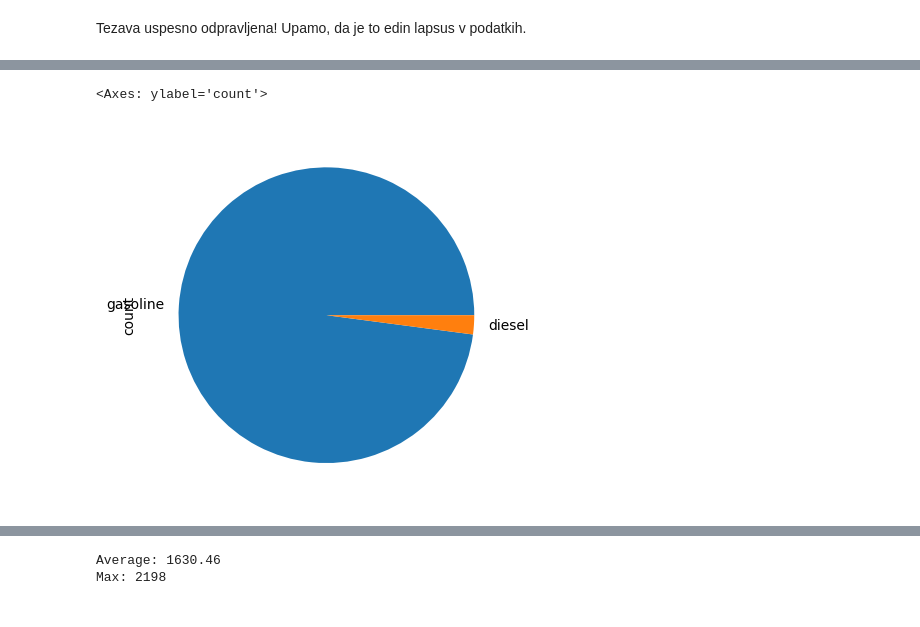
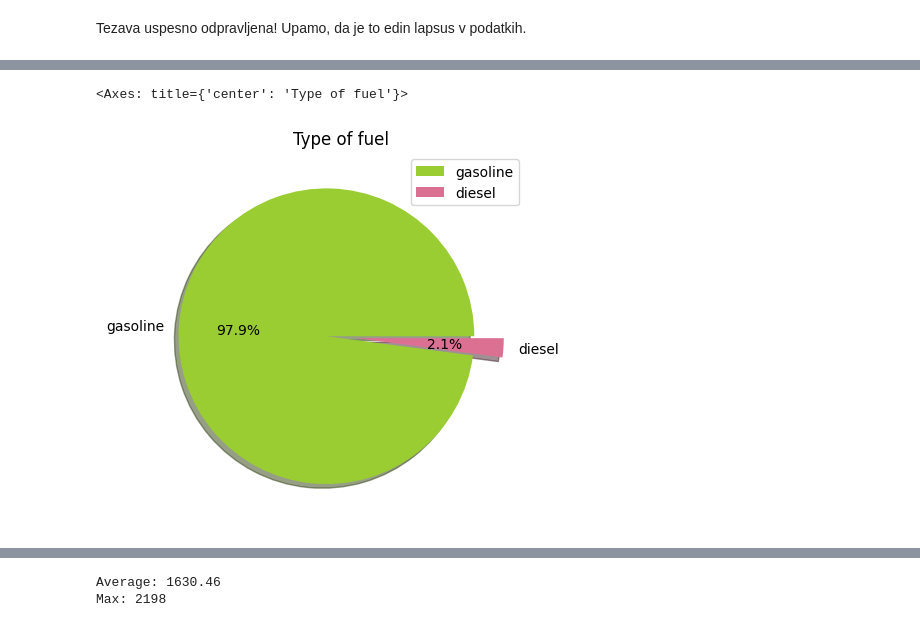
Before and after one commit to urbancluka/UVP-Projektna-naloga, a Jupyter notebook: analiza.ipynb, the cells around one changed output, grey strips where cells are left out. Saved outputs shown, nothing was run; the diff lists cells and outputs as text; code cells hidden in the pictures.

```diff
--- a/analiza.ipynb
+++ b/analiza.ipynb
@@ -20,7 +20,9 @@ import pandas as pd
 import matplotlib.pyplot as plt
 import seaborn as sns
 import numpy as np
+import random
 
+colors = np.array(["plum", "yellowgreen", "aquamarine", "coral", "darkturquoise", "cornflowerblue", "mediumpurple", "palevioletred"])
 podatki_o_avtih = pd.read_csv("data.csv")
 podatki_o_avtih.head()
 # %% [output]
@@ -100,8 +105,9 @@ Max: 5
 # %%
 fuel = podatki_o_avtih["Fuel Type"].value_counts()
-fuel.plot.pie()
+np.random.shuffle(colors)
+fuel.plot.pie(shadow=True, explode=[0.1, 0.1], legend=True, title="Type of fuel", ylabel="", autopct='%1.1f%%', colors=colors)
 # %% [output]
-<Axes: ylabel='count'>
+<Axes: title={'center': 'Type of fuel'}>
-[figure, old version]
+[figure, new version]
 # %%
 drive = podatki_o_avtih["Drive wheel"].value_counts()
```
Also changed, not shown: parts of 4 cells of this notebook.
